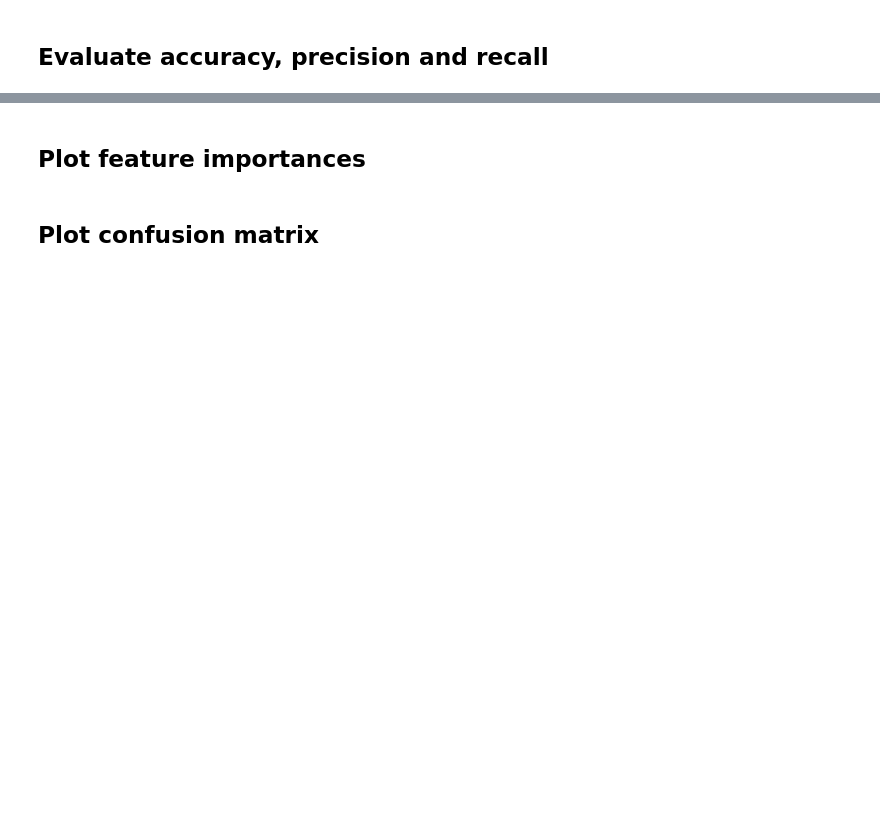
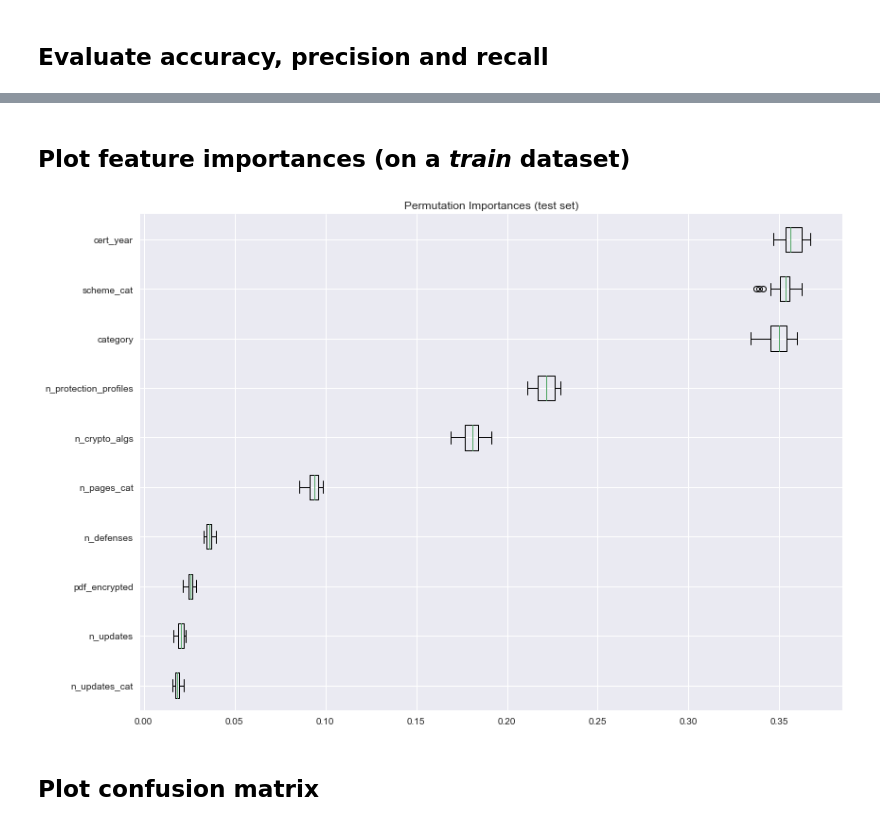
Before and after one commit to KeleranV/sec-certs, a Jupyter notebook: notebooks/random_forest.ipynb, the cells around one changed output, grey strips where cells are left out. Cells and saved outputs as stored; diff of their text form; code cells hidden in the pictures; blank space fills up the shorter version.

```diff
--- a/notebooks/random_forest.ipynb
+++ b/notebooks/random_forest.ipynb
@@ -1,25 +0,0 @@
-# %%
-import pandas as pd
-import numpy as np
-from sklearn.ensemble import RandomForestClassifier, RandomForestRegressor
-from sklearn.metrics import accuracy_score, confusion_matrix
-import matplotlib.pyplot as plt
-from sklearn.inspection import permutation_importance
-from sklearn.model_selection import cross_validate, StratifiedKFold
-
-import import_ipynb
-from visualizations import *
-
-plt.style.use('seaborn')
-
-def plot_feature_importances(model, x_test, y_test):
-    result = permutation_importance(model, x_test, y_test, n_repeats=20,
-                                random_state=42, n_jobs=8)
-    sorted_idx = result.importances_mean.argsort()
-
-    fig, ax = plt.subplots(figsize=(12,8))
-    ax.boxplot(result.importances[sorted_idx].T,
-               vert=False, labels=x_test.columns[sorted_idx])
-    ax.set_title("Permutation Importances (test set)")
-    fig.tight_layout()
-    plt.show()
@@ -50,6 +50,8 @@ print(f'Validation recall: {np.mean(recall):.2f} +/- {np.std(recall):.2f}')
 # %% [markdown]
-## Plot feature importances
+## Plot feature importances (on a *train* dataset)
 # %%
-plot_feature_importances(rf, x_test, y_test)
+plot_feature_importances(rf, x_train, y_train)
+# %% [output]
+[figure, added]
 # %% [markdown]
 ## Plot confusion matrix
```
Also changed, not shown: parts of 5 cells of this notebook, 3 other files.
